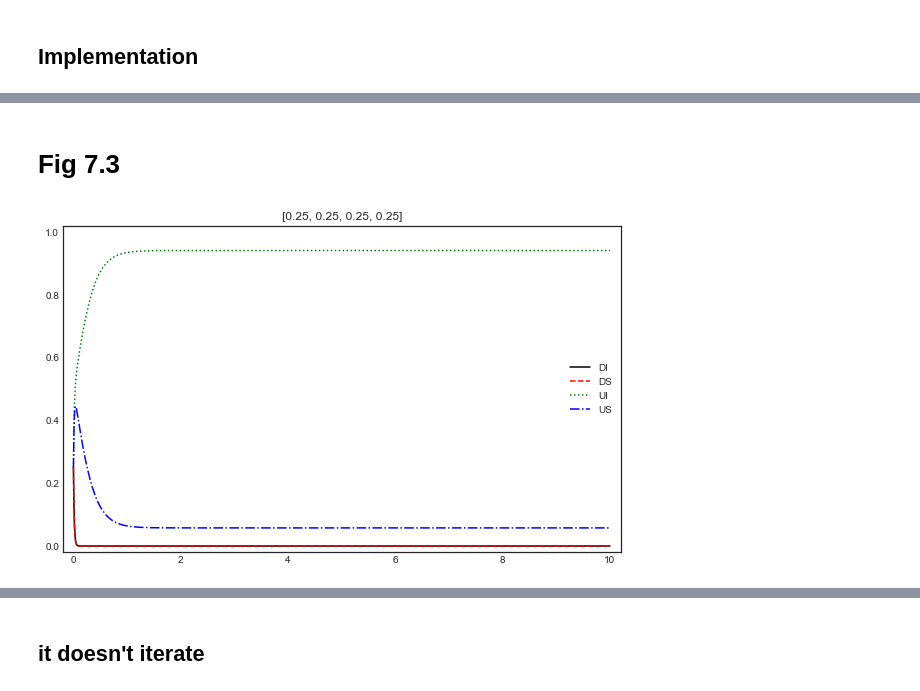
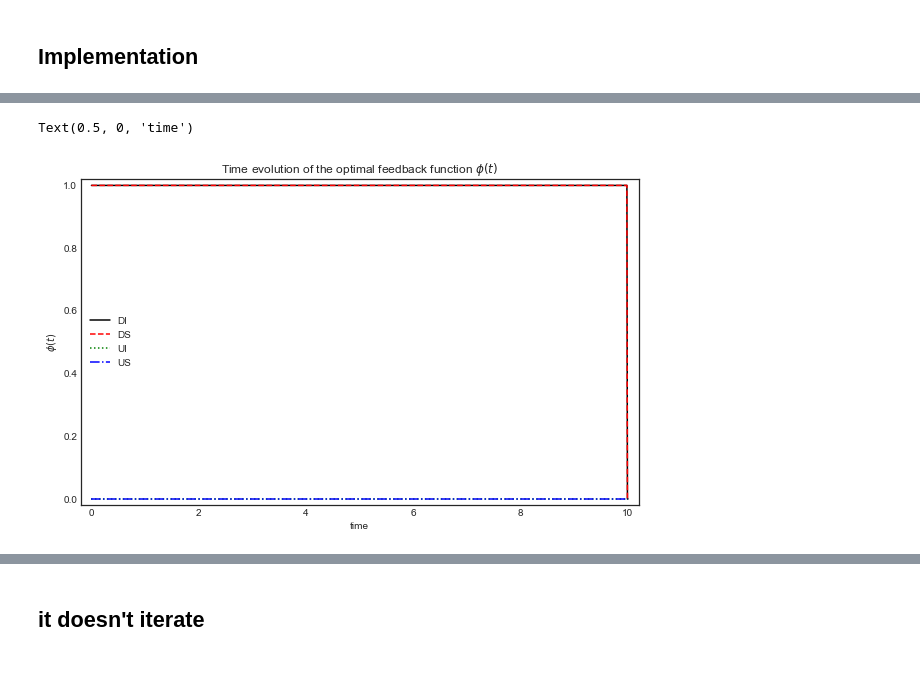
Before and after one commit to alexbstl/meanfield-cybersecurity, a Jupyter notebook: MFG-Cybersec-Presentation.ipynb, the cells around one changed output, grey strips where cells are left out. Cells and saved outputs as stored; diff of their text form; code cells hidden in the pictures.

```diff
--- a/MFG-Cybersec-Presentation.ipynb
+++ b/MFG-Cybersec-Presentation.ipynb
@@ -242,9 +258,9 @@ mu0_3 = pd.Series([0, 0, 0, 1], index=['DI', 'DS', 'UI', 'US'])
 # %%
-for mu0 in [mu0_1, mu0_2, mu0_3, mu0_4]:
-    mu_flow_list, a_flow_list = solve_fixpoint(mu0, param_q, param_f)
-    mu_flow_list[-1].plot(**param_plot)
-    plt.title(r'Time evolution of the state distribution with '+ '$\mu_0 =$' + str(mu0.values.tolist()))
-    plt.legend(fontsize=15)
-    plt.ylabel(r'$\mu(t)$')
-    plt.xlabel('time')
+mu0_3 = pd.Series([0, 0, 0, 1], index=['DI', 'DS', 'UI', 'US'])
+mu_flow_list, a_flow_list = solve_fixpoint(mu0_3, param_q, param_f)
+mu_flow_list[-1].plot(**param_plot)
+plt.title(r'Time evolution of the state distribution with '+'$\mu_0 =$'+str(mu0_3.values.tolist()))
+plt.legend(fontsize=15)
+plt.ylabel(r'$\mu_t$')
+plt.xlabel('time')
 # %% [output]
@@ -263,2 +272,0 @@ a_flow_list[-1].plot(**param_plot);
-# %% [markdown]
-# Fig 7.3
@@ -267,5 +273,8 @@ mu_flow_list, a_flow_list = solve_fixpoint(mu0_1, param_q2, param_f2, iterations
-# %%
-mu_flow_list[0].plot(**param_plot)
-plt.title(mu0_1.values.tolist());
-# %% [output]
-[figure, removed]
+# %%
+a_flow_list[-1].plot(**param_plot);
+plt.title(r'Time evolution of the optimal feedback function $\phi(t)$')
+plt.ylabel(r'$\phi(t)$')
+plt.xlabel('time')
+# %% [output]
+Text(0.5, 0, 'time')
+[figure, added]
```
Also changed, not shown: parts of 19 cells of this notebook.
